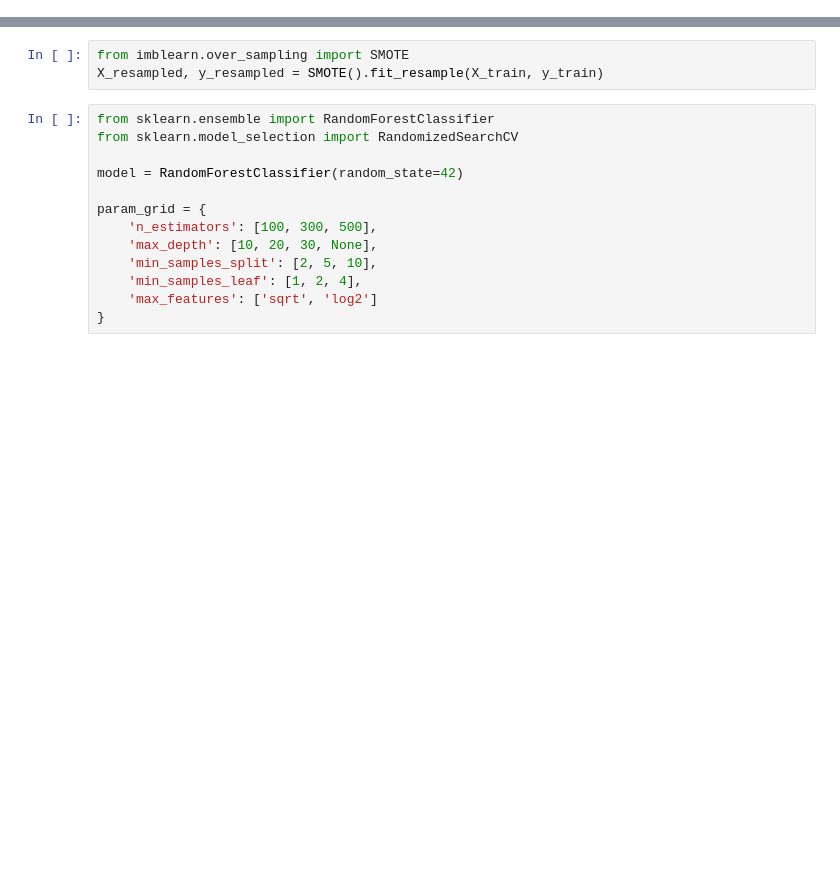
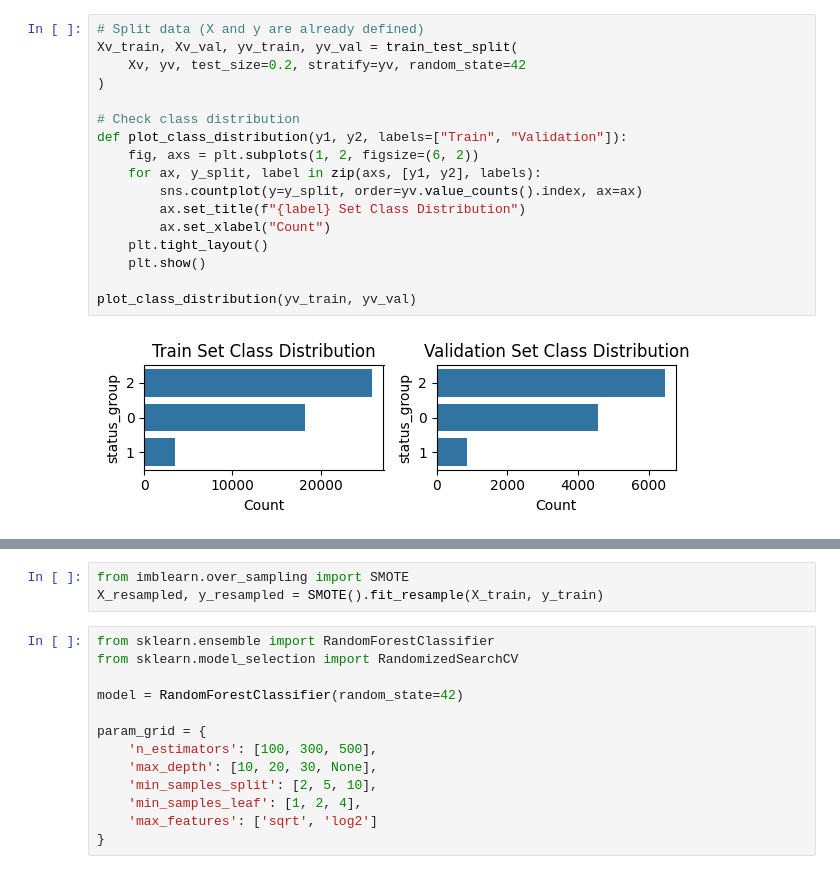
Before and after one commit to fsmariam/HydroLogic, a Jupyter notebook: notebooks/baseline.ipynb, the cells around one changed output, grey strips where cells are left out. Drawn from its saved outputs; the diff is of its cells as text; blank space fills up the shorter version.

```diff
--- a/notebooks/baseline.ipynb
+++ b/notebooks/baseline.ipynb
@@ -75,0 +60,19 @@ weighted avg       0.29      0.54      0.38     11880
+# %%
+# Split data (X and y are already defined)
+Xv_train, Xv_val, yv_train, yv_val = train_test_split(
+    Xv, yv, test_size=0.2, stratify=yv, random_state=42
+)
+
+# Check class distribution
+def plot_class_distribution(y1, y2, labels=["Train", "Validation"]):
+    fig, axs = plt.subplots(1, 2, figsize=(6, 2))
+    for ax, y_split, label in zip(axs, [y1, y2], labels):
+        sns.countplot(y=y_split, order=yv.value_counts().index, ax=ax)
+        ax.set_title(f"{label} Set Class Distribution")
+        ax.set_xlabel("Count")
+    plt.tight_layout()
+    plt.show()
+
+plot_class_distribution(yv_train, yv_val)
+# %% [output]
+[figure, added]
```
Also changed, not shown: parts of 62 cells of this notebook, 32 other files.
